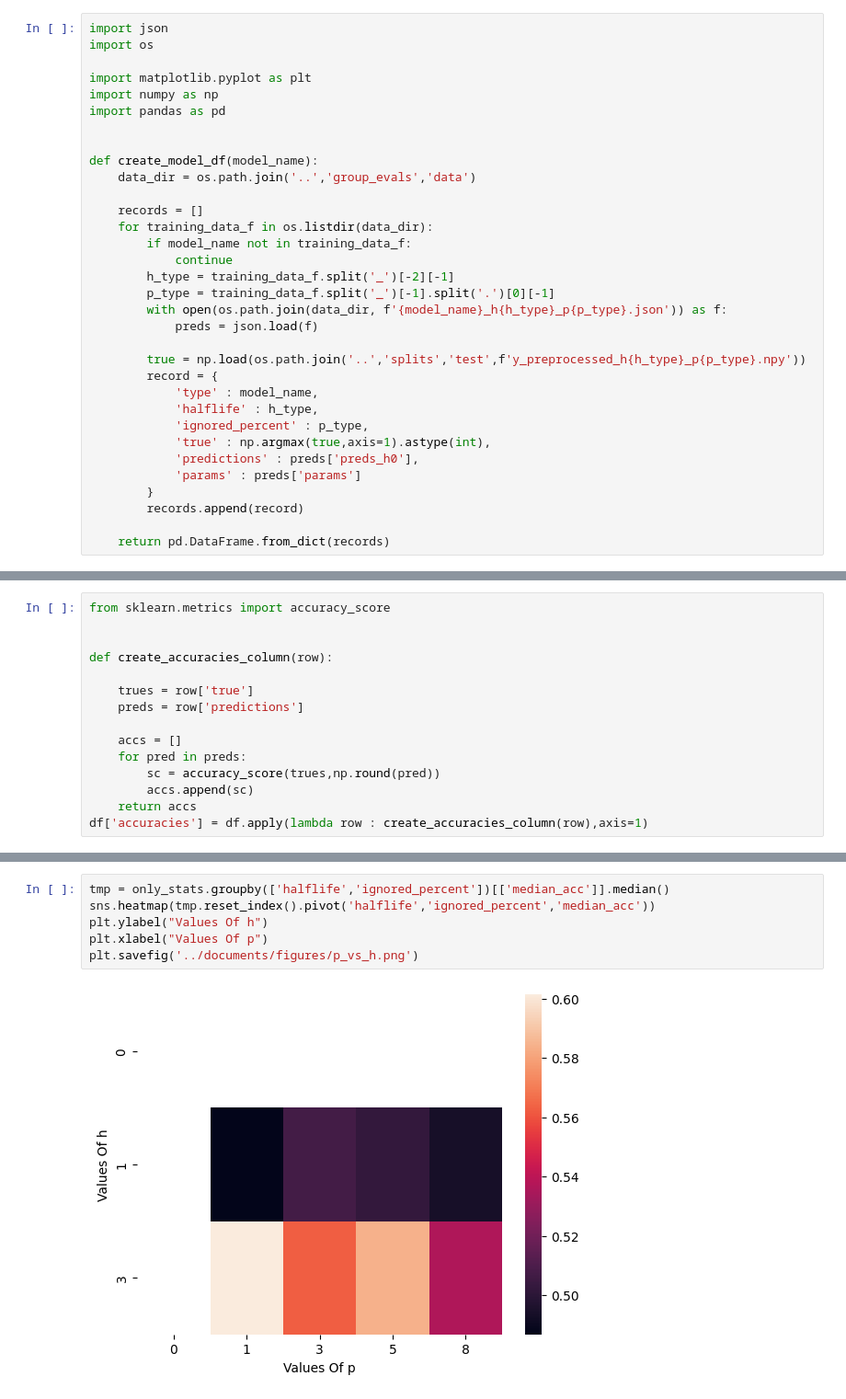
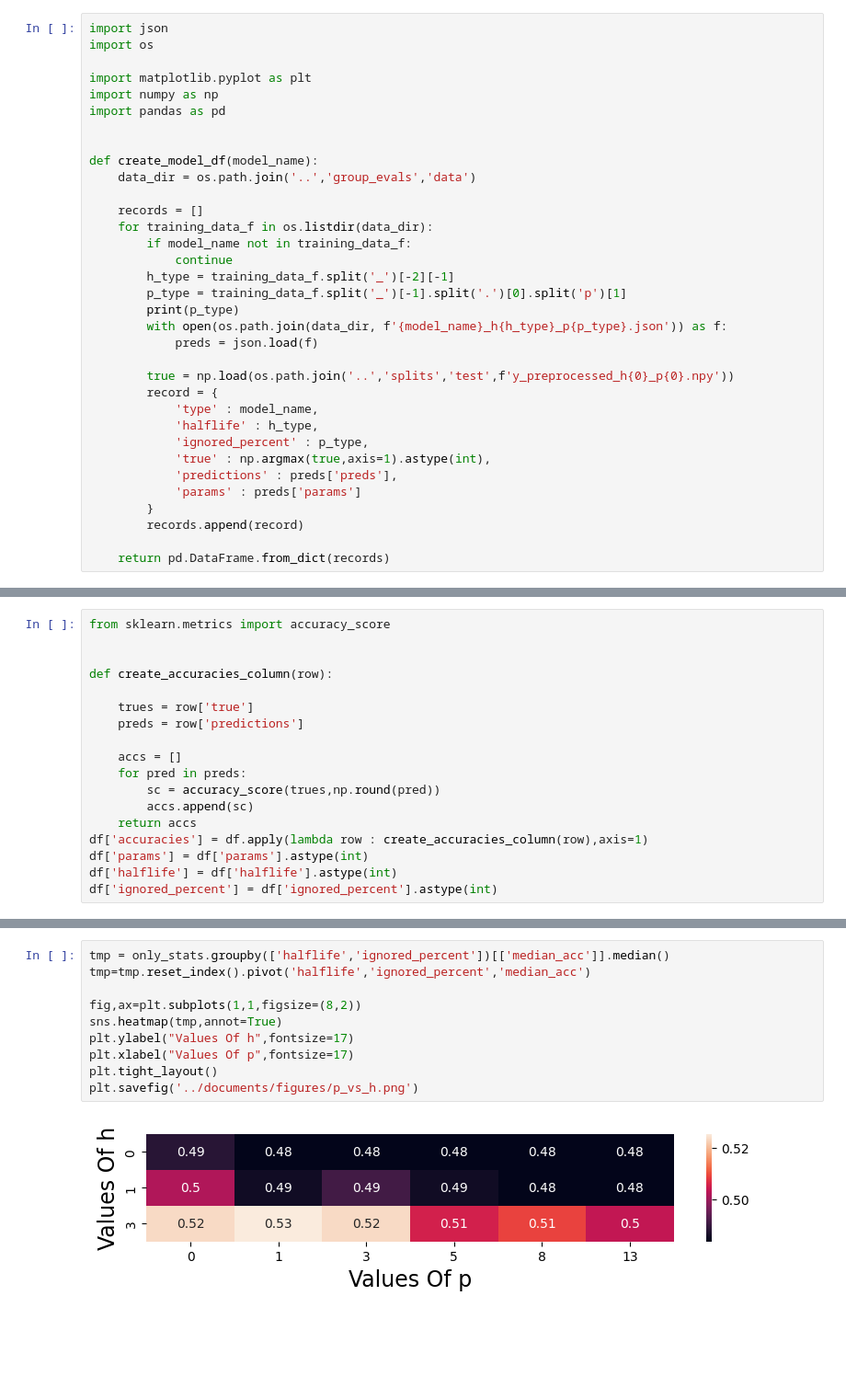
Before and after one commit to Marci0707/CryptoPredictions, a Jupyter notebook: useful_notebooks/eval.ipynb, the cells around one changed output, grey strips where cells are left out. Shown at 92% size. Cells and saved outputs as stored; diff of their text form; blank space fills up the shorter version.

```diff
--- a/useful_notebooks/eval.ipynb
+++ b/useful_notebooks/eval.ipynb
@@ -15,17 +15,18 @@ def create_model_df(model_name):
         if model_name not in training_data_f:
             continue
         h_type = training_data_f.split('_')[-2][-1]
-        p_type = training_data_f.split('_')[-1].split('.')[0][-1]
+        p_type = training_data_f.split('_')[-1].split('.')[0].split('p')[1]
+        print(p_type)
         with open(os.path.join(data_dir, f'{model_name}_h{h_type}_p{p_type}.json')) as f:
             preds = json.load(f)
 
-        true = np.load(os.path.join('..','splits','test',f'y_preprocessed_h{h_type}_p{p_type}.npy'))
+        true = np.load(os.path.join('..','splits','test',f'y_preprocessed_h{0}_p{0}.npy'))
         record = {
             'type' : model_name,
             'halflife' : h_type,
             'ignored_percent' : p_type,
             'true' : np.argmax(true,axis=1).astype(int),
-            'predictions' : preds['preds_h0'],
+            'predictions' : preds['preds'],
             'params' : preds['params']
         }
         records.append(record)
@@ -78,3 +97,6 @@ def create_accuracies_column(row):
         accs.append(sc)
     return accs
 df['accuracies'] = df.apply(lambda row : create_accuracies_column(row),axis=1)
+df['params'] = df['params'].astype(int)
+df['halflife'] = df['halflife'].astype(int)
+df['ignored_percent'] = df['ignored_percent'].astype(int)
@@ -240,11 +242,15 @@ plt.savefig('../documents/figures/global_accs.png')
 # %%
 tmp = only_stats.groupby(['halflife','ignored_percent'])[['median_acc']].median()
-sns.heatmap(tmp.reset_index().pivot('halflife','ignored_percent','median_acc'))
-plt.ylabel("Values Of h")
-plt.xlabel("Values Of p")
+tmp=tmp.reset_index().pivot('halflife','ignored_percent','median_acc')
+
+fig,ax=plt.subplots(1,1,figsize=(8,2))
+sns.heatmap(tmp,annot=True)
+plt.ylabel("Values Of h",fontsize=17)
+plt.xlabel("Values Of p",fontsize=17)
+plt.tight_layout()
 plt.savefig('../documents/figures/p_vs_h.png')
 # %% [output]
-[figure, old version]
+[figure, new version]
 # %%
 from sklearn.metrics import roc_auc_score
 
```
Also changed, not shown: parts of 20 cells of this notebook, 8 other files.
